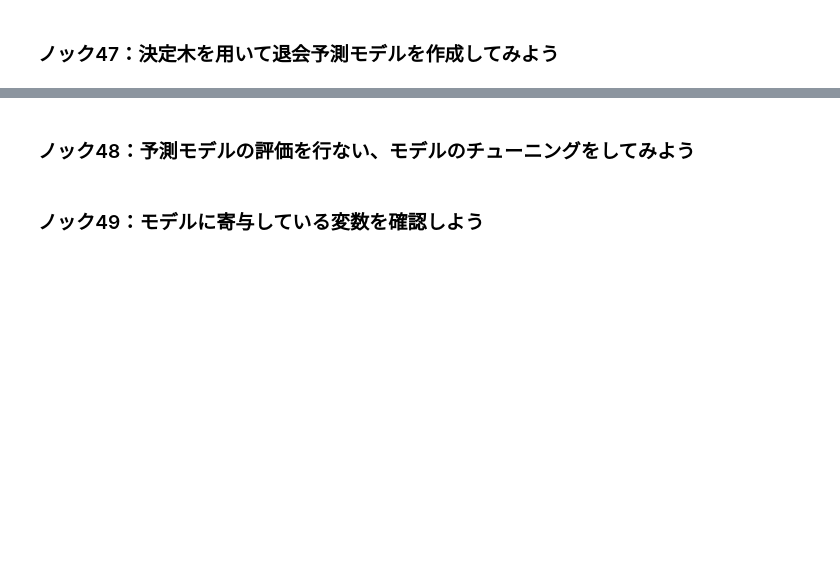
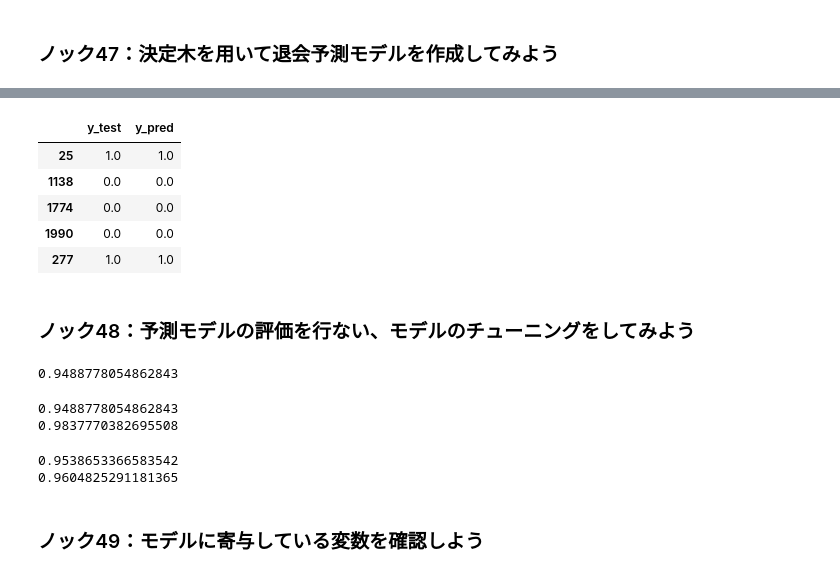
Before and after one commit to Rindrics/anlz100, a Jupyter notebook: chap5/chap5.ipynb, the cells around one changed output, grey strips where cells are left out. Drawn from its saved outputs; the diff is of its cells as text; code cells hidden in the pictures; blank space fills up the shorter version.

Commit message:
Fit by DecisionTreeClassifier

```diff
--- a/chap5/chap5.ipynb
+++ b/chap5/chap5.ipynb
@@ -262,2 +270,18 @@ del predict_data['gender_M']
 # %% [markdown]
 ### ノック47：決定木を用いて退会予測モデルを作成してみよう
+# %%
+from sklearn.tree import DecisionTreeClassifier
+import sklearn.model_selection
+
+exit = predict_data.loc[predict_data['is_deleted']==1]
+conti = predict_data.loc[predict_data['is_deleted']==0]
+
+X = pd.concat([exit, conti], ignore_index=True)
+y = X['is_deleted']
+del X['is_deleted']
+X_train, X_test, y_train, y_test = sklearn.model_selection.train_test_split(X, y)
+
+model = DecisionTreeClassifier(random_state=0)
+model.fit(X_train, y_train)
+y_test_pred = model.predict(X_test)
+print(y_test_pred)
@@ -264,5 +306,41 @@ del predict_data['gender_M']
+# %%
+results_test = pd.DataFrame({'y_test':y_test, 'y_pred':y_test_pred})
+results_test.head()
+# %% [output]
+|  | y_test | y_pred |
+| 25 | 1.0 | 1.0 |
+| 1138 | 0.0 | 0.0 |
+| 1774 | 0.0 | 0.0 |
+| 1990 | 0.0 | 0.0 |
+| 277 | 1.0 | 1.0 |
 # %% [markdown]
 ### ノック48：予測モデルの評価を行ない、モデルのチューニングをしてみよう
+# %%
+correct = len(results_test.loc[results_test['y_test']==results_test['y_pred']])
+data_count = len(results_test)
+score_test = correct / data_count
+print(score_test)
+# %% [output]
+0.9488778054862843
+# %%
+print(model.score(X_test, y_test))
+print(model.score(X_train, y_train))
+# %% [output]
+0.9488778054862843
+0.9837770382695508
+# %%
+X = pd.concat([exit, conti], ignore_index=True)
+y = X['is_deleted']
+del X['is_deleted']
+X_train, X_test, y_train, y_test = sklearn.model_selection.train_test_split(X, y)
+
+model = DecisionTreeClassifier(random_state=0, max_depth=7)
+model.fit(X_train, y_train)
+print(model.score(X_test, y_test))
+print(model.score(X_train, y_train))
+# %% [output]
+0.9538653366583542
+0.9604825291181365
 # %% [markdown]
 ### ノック49：モデルに寄与している変数を確認しよう
 # %% [markdown]
```
Also changed, not shown: parts of 2 cells of this notebook.
